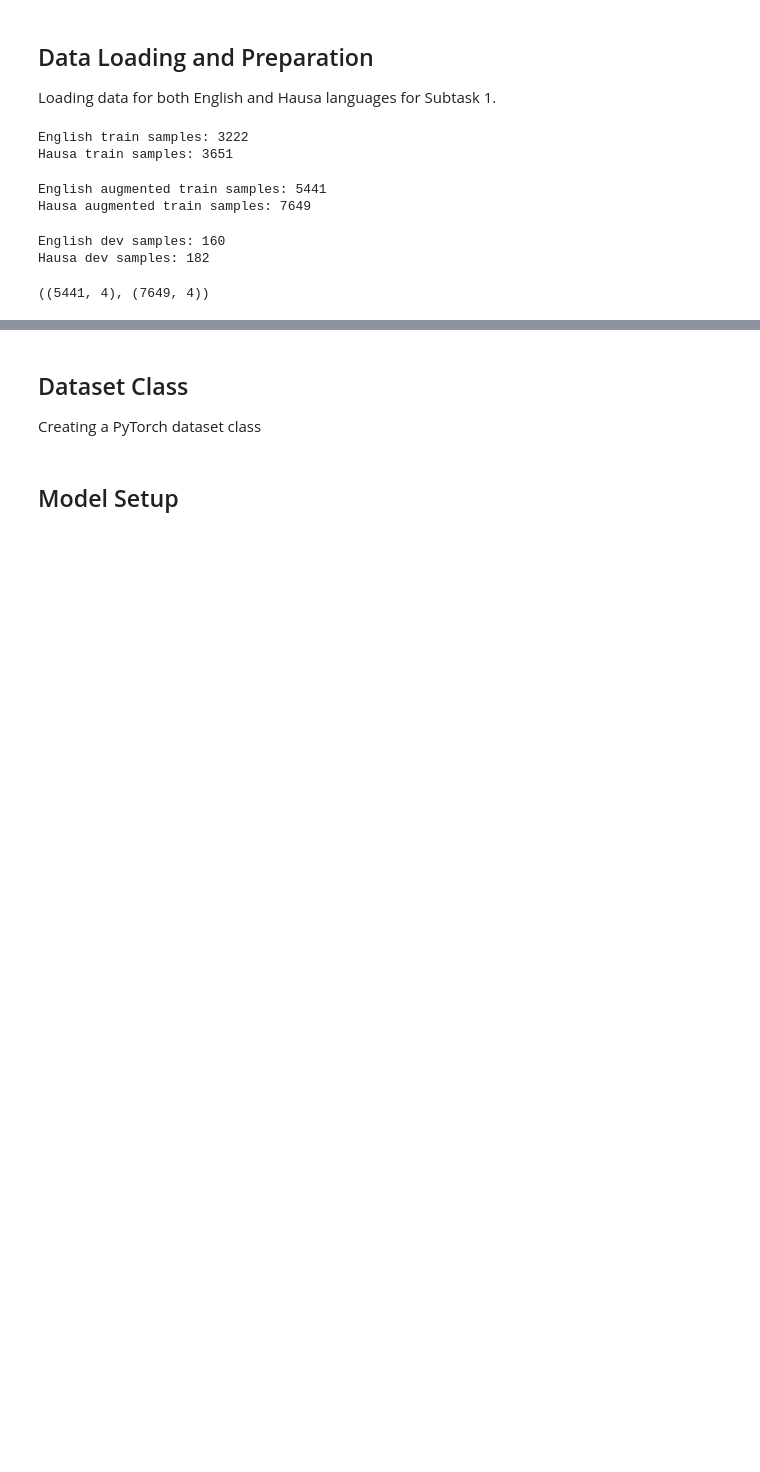
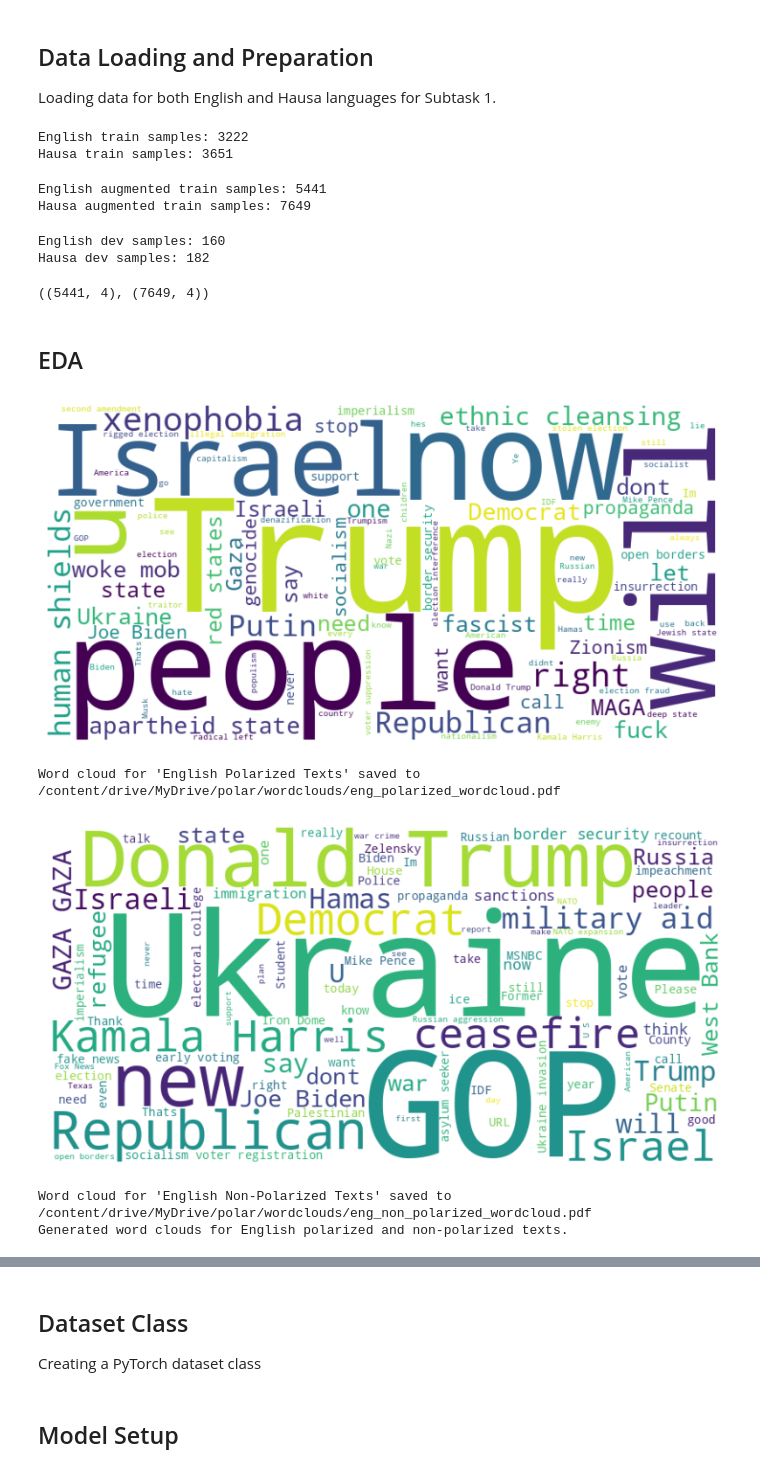
Before and after one commit to joshsalako/semeval, a Jupyter notebook: polar_hausa_english.ipynb, the cells around one changed output, grey strips where cells are left out. Saved outputs shown, nothing was run; the diff lists cells and outputs as text; code cells hidden in the pictures; blank space fills up the shorter version.

```diff
--- a/polar_hausa_english.ipynb
+++ b/polar_hausa_english.ipynb
@@ -149,3 +154,55 @@ hau_train.drop_duplicates(inplace=True)
 eng_train.shape, hau_train.shape
 # %% [output]
 ((5441, 4), (7649, 4))
+# %% [markdown]
+## EDA
+# %%
+def generate_wordcloud_and_save_pdf(text_data: pd.Series, filename: str, title: str):
+    """
+    Generates a word cloud from text data and saves it as a PDF.
+    """
+    # Concatenate all text into a single string
+    long_string = ' '.join(text_data.astype(str))
+
+    # Generate a word cloud image
+    wordcloud = WordCloud(width=800, height=400,
+                          background_color='white',
+                          max_words=100,
+                          contour_width=3,
+                          contour_color='steelblue').generate(long_string)
+
+    plt.figure(figsize=(10, 5))
+    plt.imshow(wordcloud, interpolation='bilinear')
+    plt.axis("off")
+
+    plt.savefig(filename, format='pdf', bbox_inches='tight')
+    plt.show()
+    plt.close()
+
+    print(f"Word cloud for '{title}' saved to {filename}")
+# %%
+# English Polarized Word Cloud
+eng_polarized_text = eng_train[eng_train['polarization'] == 1]['text']
+generate_wordcloud_and_save_pdf(
+    eng_polarized_text,
+    os.path.join("/content/drive/MyDrive/polar/wordclouds",
+                 'eng_polarized_wordcloud.pdf'),
+    'English Polarized Texts'
+)
+
+# English Non-Polarized Word Cloud
+eng_non_polarized_text = eng_train[eng_train['polarization'] == 0]['text']
+generate_wordcloud_and_save_pdf(
+    eng_non_polarized_text,
+    os.path.join("/content/drive/MyDrive/polar/wordclouds",
+                 'eng_non_polarized_wordcloud.pdf'),
+    'English Non-Polarized Texts'
+)
+
+print("Generated word clouds for English polarized and non-polarized texts.")
+# %% [output]
+[figure, added]
+Word cloud for 'English Polarized Texts' saved to /content/drive/MyDrive/polar/wordclouds/eng_polarized_wordcloud.pdf
+[figure, added]
+Word cloud for 'English Non-Polarized Texts' saved to /content/drive/MyDrive/polar/wordclouds/eng_non_polarized_wordcloud.pdf
+Generated word clouds for English polarized and non-polarized texts.
```
Also changed, not shown: parts of 23 cells of this notebook.
